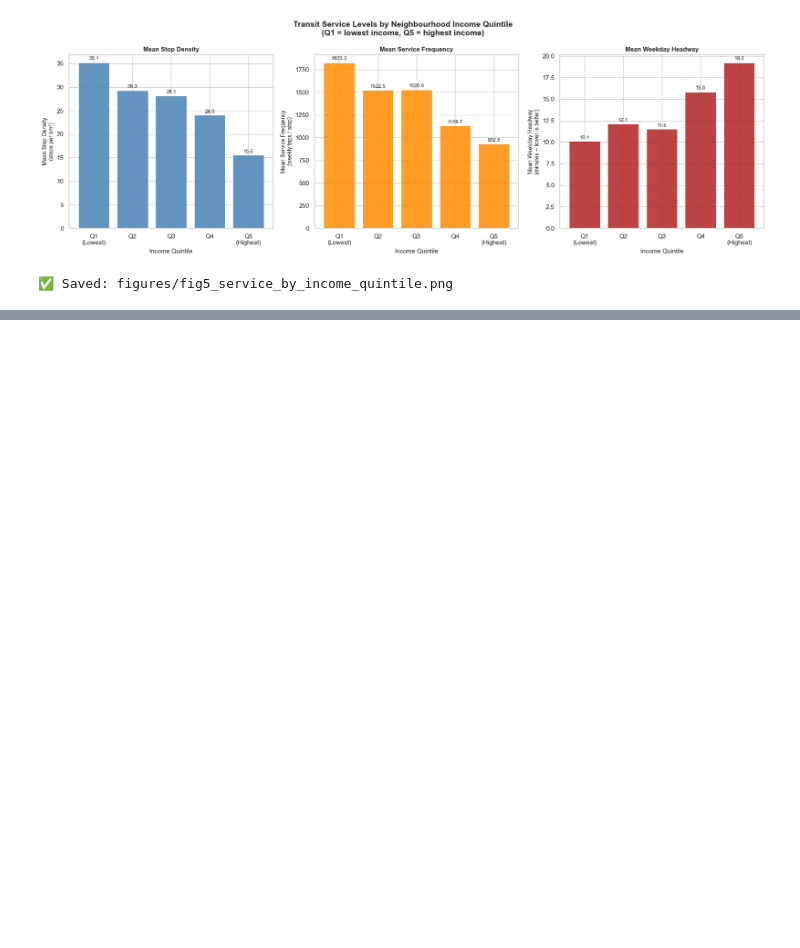
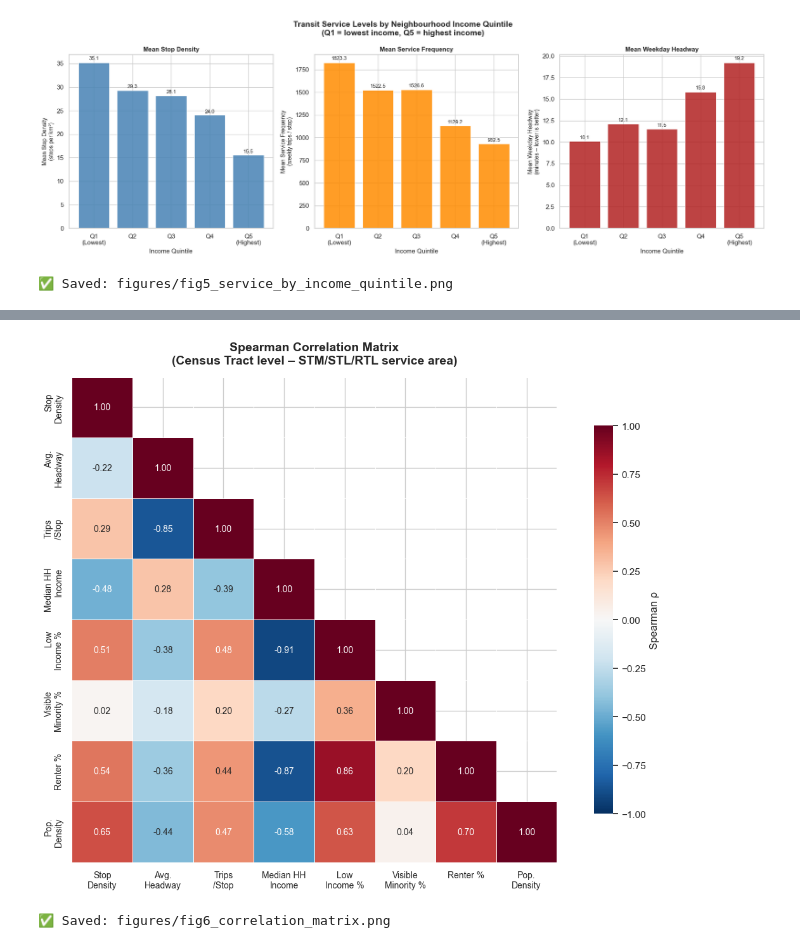
Before and after one commit to bruna-bado/transit-equity-montreal, a Jupyter notebook: notebooks/analysis.ipynb, the cells around one changed output, grey strips where cells are left out. Saved outputs shown, nothing was run; the diff lists cells and outputs as text; code cells hidden in the pictures; blank space fills up the shorter version.

```diff
--- a/notebooks/analysis.ipynb
+++ b/notebooks/analysis.ipynb
@@ -1635,0 +1722,49 @@ These observations frame the hypotheses tested in Section 6.
+# %%
+# Spearman correlation matrix ───────────────────────────────────────────────
+
+corr_vars = {
+    'stop_density'       : 'Stop\nDensity',
+    'avg_headway_min'    : 'Avg.\nHeadway',
+    'trips_per_stop'     : 'Trips\n/Stop',
+    'median_hh_income'   : 'Median HH\nIncome',
+    'pct_low_income'     : 'Low\nIncome %',
+    'pct_visible_minority': 'Visible\nMinority %',
+    'pct_renter'         : 'Renter %',
+    'pop_density'        : 'Pop.\nDensity',
+}
+
+corr_data = master_served[list(corr_vars.keys())].dropna()
+corr_matrix = corr_data.rename(columns=corr_vars).corr(method='spearman')
+
+fig, ax = plt.subplots(figsize=(12, 9))
+
+mask = np.triu(np.ones_like(corr_matrix, dtype=bool), k=1)  # upper triangle mask
+
+sns.heatmap(
+    corr_matrix,
+    ax=ax,
+    mask=mask,
+    annot=True,
+    fmt='.2f',
+    cmap='RdBu_r',
+    vmin=-1, vmax=1,
+    center=0,
+    square=True,
+    linewidths=0.5,
+    cbar_kws={'label': 'Spearman ρ', 'shrink': 0.8},
+    annot_kws={'size': 10}
+)
+
+ax.set_title('Spearman Correlation Matrix\n(Census Tract level – STM/STL/RTL service area)',
+             fontsize=14, fontweight='bold', pad=15)
+ax.tick_params(axis='x', labelsize=10)
+ax.tick_params(axis='y', labelsize=10)
+
+plt.tight_layout()
+fig.savefig(os.path.join(FIGURES, 'fig6_correlation_matrix.png'),
+            dpi=150, bbox_inches='tight')
+plt.show()
+print("✅ Saved: figures/fig6_correlation_matrix.png")
+# %% [output]
+[figure, added]
+✅ Saved: figures/fig6_correlation_matrix.png
```
Also changed, not shown: parts of 26 cells of this notebook, 4 other files.
